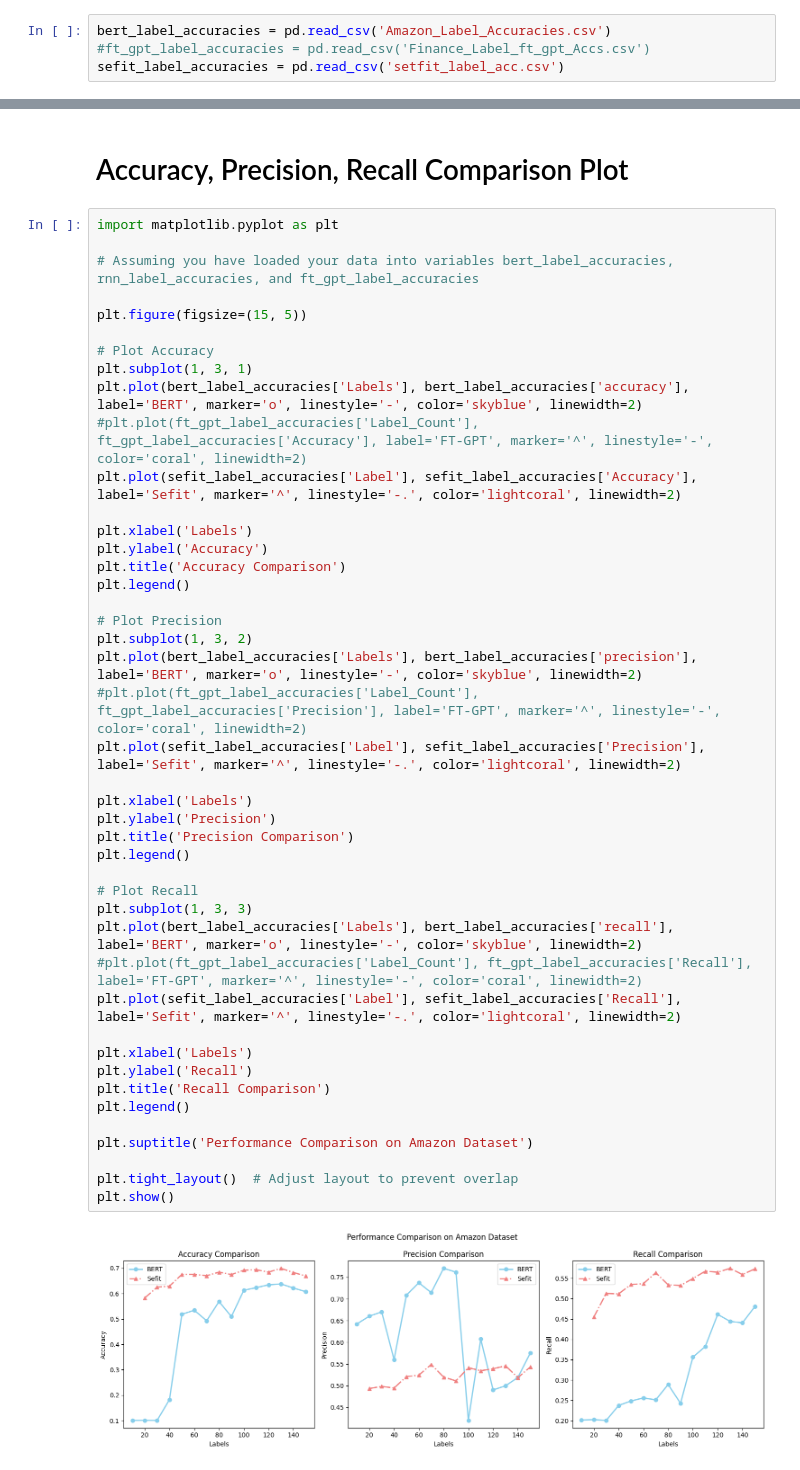
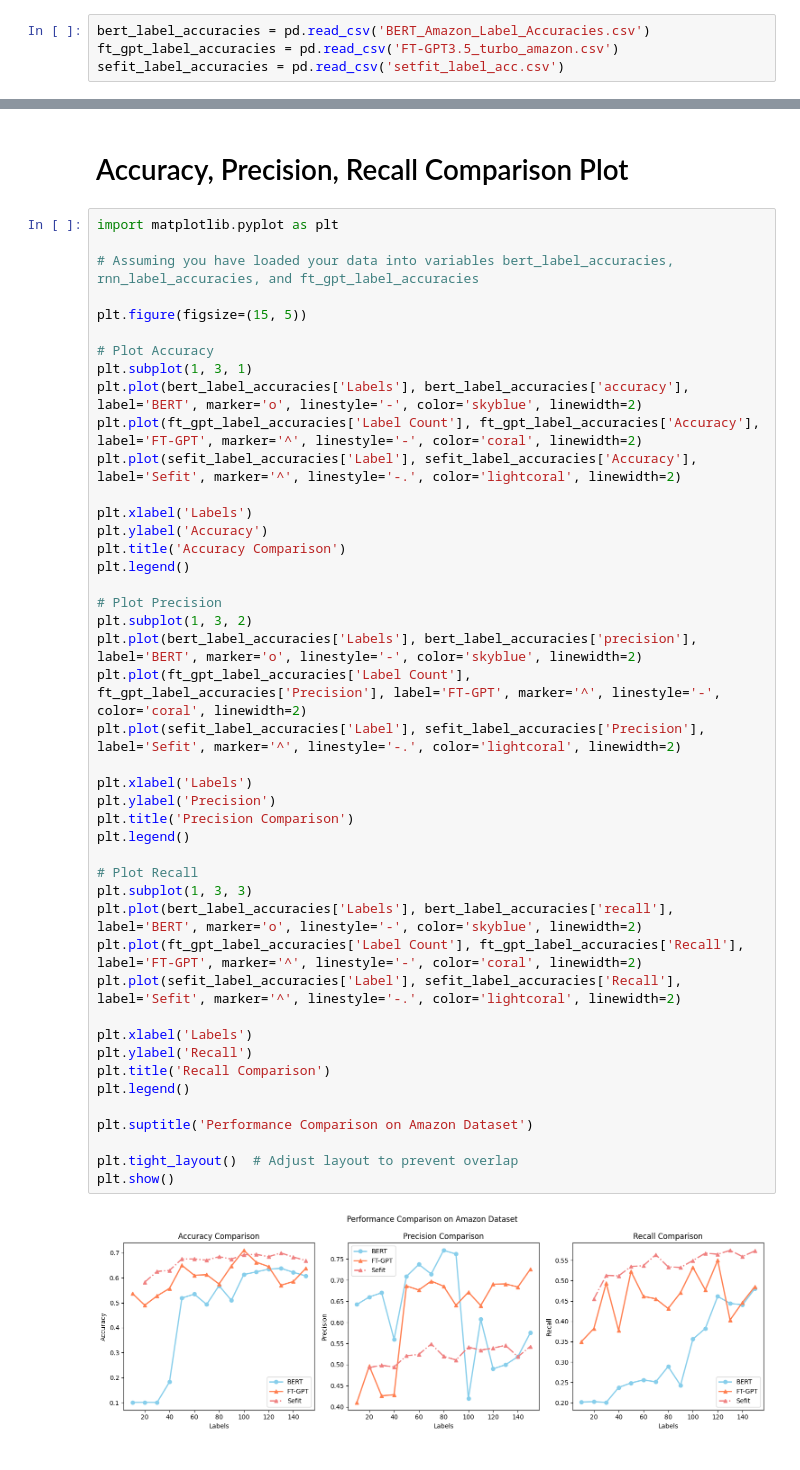
Before and after one commit to iiWhiteii/Anote-Text-Classification, a Jupyter notebook: Amazon Dataset/Overall Evaluation/Overall_Label_Accuracies.ipynb, the cells around one changed output, grey strips where cells are left out. Cells and saved outputs as stored; diff of their text form.

```diff
--- a/Amazon Dataset/Overall Evaluation/Overall_Label_Accuracies.ipynb
+++ b/Amazon Dataset/Overall Evaluation/Overall_Label_Accuracies.ipynb
@@ -2,6 +2,6 @@
 import pandas as pd
 import matplotlib.pyplot as plt
 # %%
-bert_label_accuracies = pd.read_csv('Amazon_Label_Accuracies.csv')
-#ft_gpt_label_accuracies = pd.read_csv('Finance_Label_ft_gpt_Accs.csv')
+bert_label_accuracies = pd.read_csv('BERT_Amazon_Label_Accuracies.csv')
+ft_gpt_label_accuracies = pd.read_csv('FT-GPT3.5_turbo_amazon.csv')
 sefit_label_accuracies = pd.read_csv('setfit_label_acc.csv')
@@ -17,39 +36,39 @@ plt.figure(figsize=(15, 5))
 # Plot Accuracy
 plt.subplot(1, 3, 1)
 plt.plot(bert_label_accuracies['Labels'], bert_label_accuracies['accuracy'], label='BERT', marker='o', linestyle='-', color='skyblue', linewidth=2)
-#plt.plot(ft_gpt_label_accuracies['Label_Count'], ft_gpt_label_accuracies['Accuracy'], label='FT-GPT', marker='^', linestyle='-', color='coral', linewidth=2)
+plt.plot(ft_gpt_label_accuracies['Label Count'], ft_gpt_label_accuracies['Accuracy'], label='FT-GPT', marker='^', linestyle='-', color='coral', linewidth=2)
 plt.plot(sefit_label_accuracies['Label'], sefit_label_accuracies['Accuracy'], label='Sefit', marker='^', linestyle='-.', color='lightcoral', linewidth=2)
 
 plt.xlabel('Labels')
 plt.ylabel('Accuracy')
 plt.title('Accuracy Comparison')
 plt.legend()
 
 # Plot Precision
 plt.subplot(1, 3, 2)
 plt.plot(bert_label_accuracies['Labels'], bert_label_accuracies['precision'], label='BERT', marker='o', linestyle='-', color='skyblue', linewidth=2)
-#plt.plot(ft_gpt_label_accuracies['Label_Count'], ft_gpt_label_accuracies['Precision'], label='FT-GPT', marker='^', linestyle='-', color='coral', linewidth=2)
+plt.plot(ft_gpt_label_accuracies['Label Count'], ft_gpt_label_accuracies['Precision'], label='FT-GPT', marker='^', linestyle='-', color='coral', linewidth=2)
 plt.plot(sefit_label_accuracies['Label'], sefit_label_accuracies['Precision'], label='Sefit', marker='^', linestyle='-.', color='lightcoral', linewidth=2)
 
 plt.xlabel('Labels')
 plt.ylabel('Precision')
 plt.title('Precision Comparison')
 plt.legend()
 
 # Plot Recall
 plt.subplot(1, 3, 3)
 plt.plot(bert_label_accuracies['Labels'], bert_label_accuracies['recall'], label='BERT', marker='o', linestyle='-', color='skyblue', linewidth=2)
-#plt.plot(ft_gpt_label_accuracies['Label_Count'], ft_gpt_label_accuracies['Recall'], label='FT-GPT', marker='^', linestyle='-', color='coral', linewidth=2)
+plt.plot(ft_gpt_label_accuracies['Label Count'], ft_gpt_label_accuracies['Recall'], label='FT-GPT', marker='^', linestyle='-', color='coral', linewidth=2)
 plt.plot(sefit_label_accuracies['Label'], sefit_label_accuracies['Recall'], label='Sefit', marker='^', linestyle='-.', color='lightcoral', linewidth=2)
 
 plt.xlabel('Labels')
 plt.ylabel('Recall')
 plt.title('Recall Comparison')
 plt.legend()
 
 plt.suptitle('Performance Comparison on Amazon Dataset')
 
 plt.tight_layout()  # Adjust layout to prevent overlap
 plt.show()
 # %% [output]
-[figure, old version]
+[figure, new version]
```
Also changed, not shown: parts of 2 cells of this notebook, 6 other files.
